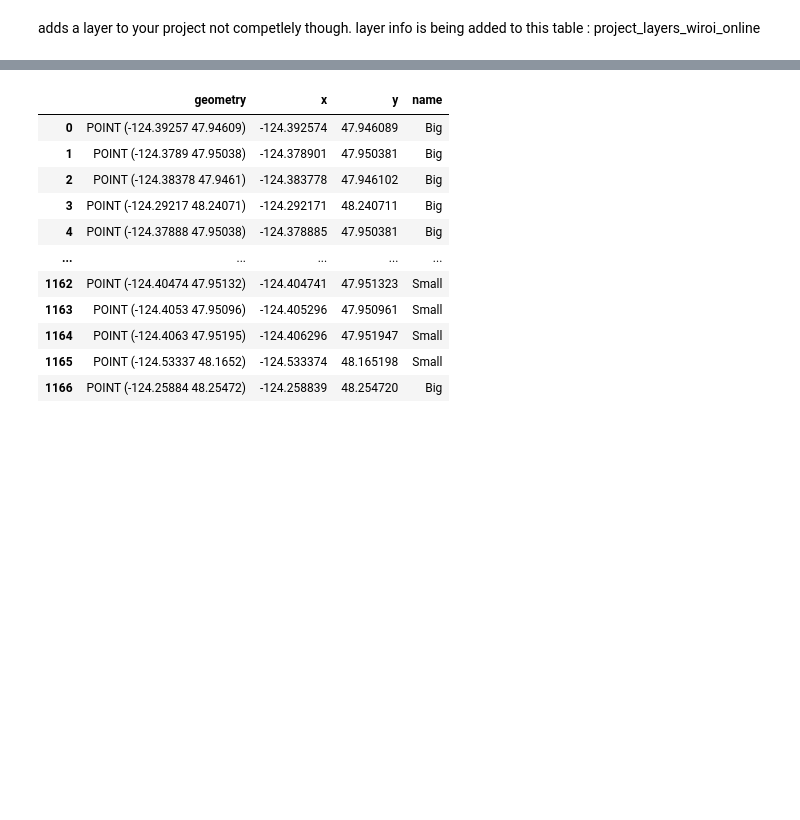
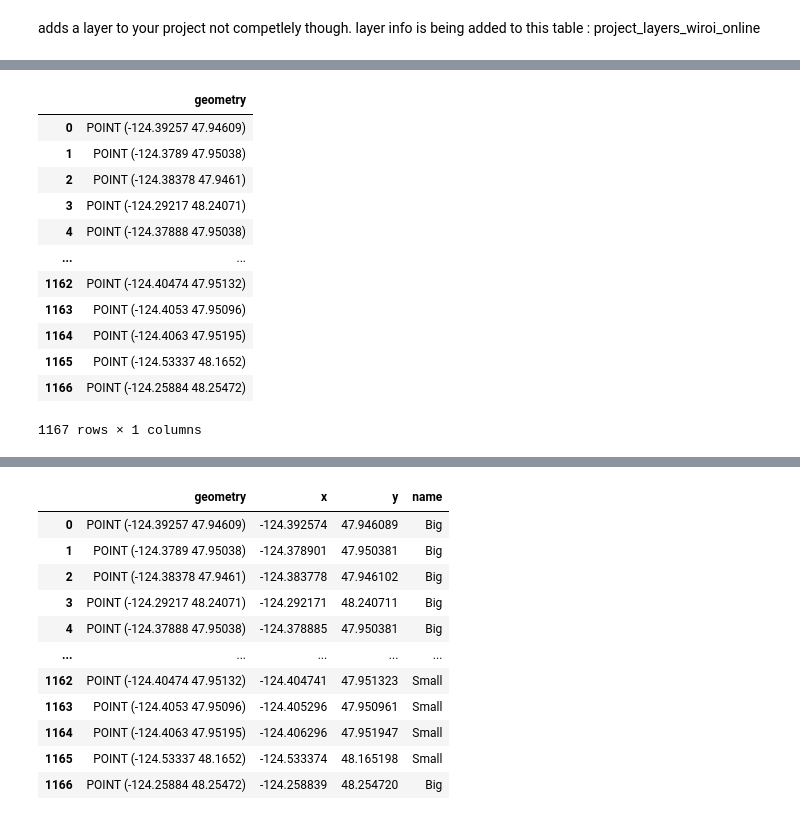
Before and after one commit to WebGisViewer/WebViewer-V2-BackEnd, a Jupyter notebook: post_mannual.ipynb, the cells around one changed output, grey strips where cells are left out. Cells and saved outputs as stored; diff of their text form; code cells hidden in the pictures; blank space fills up the shorter version.

```diff
--- a/post_mannual.ipynb
+++ b/post_mannual.ipynb
@@ -1263,6 +779,22 @@ create_popup_templates(self, templates_config: List[Dict])
 import geopandas as gpd
 # %%
 df = gpd.read_file("/Users/levon/Desktop/WebGIS/WebViewer-V2-BackEnd/Test_Project/Clallam County-19 Eligible Locations.sqlite")
+# %%
+df
+# %% [output]
+|  | geometry |
+| 0 | POINT (-124.39257 47.94609) |
+| 1 | POINT (-124.3789 47.95038) |
+| 2 | POINT (-124.38378 47.9461) |
+| 3 | POINT (-124.29217 48.24071) |
+| 4 | POINT (-124.37888 47.95038) |
+| ... | ... |
+| 1162 | POINT (-124.40474 47.95132) |
+| 1163 | POINT (-124.4053 47.95096) |
+| 1164 | POINT (-124.4063 47.95195) |
+| 1165 | POINT (-124.53337 48.1652) |
+| 1166 | POINT (-124.25884 48.25472) |
+1167 rows × 1 columns
 # %%
 df['x'] = df.geometry.x
 df['y'] = df.geometry.y
```
Also changed, not shown: parts of 39 cells of this notebook, 5 other files.
